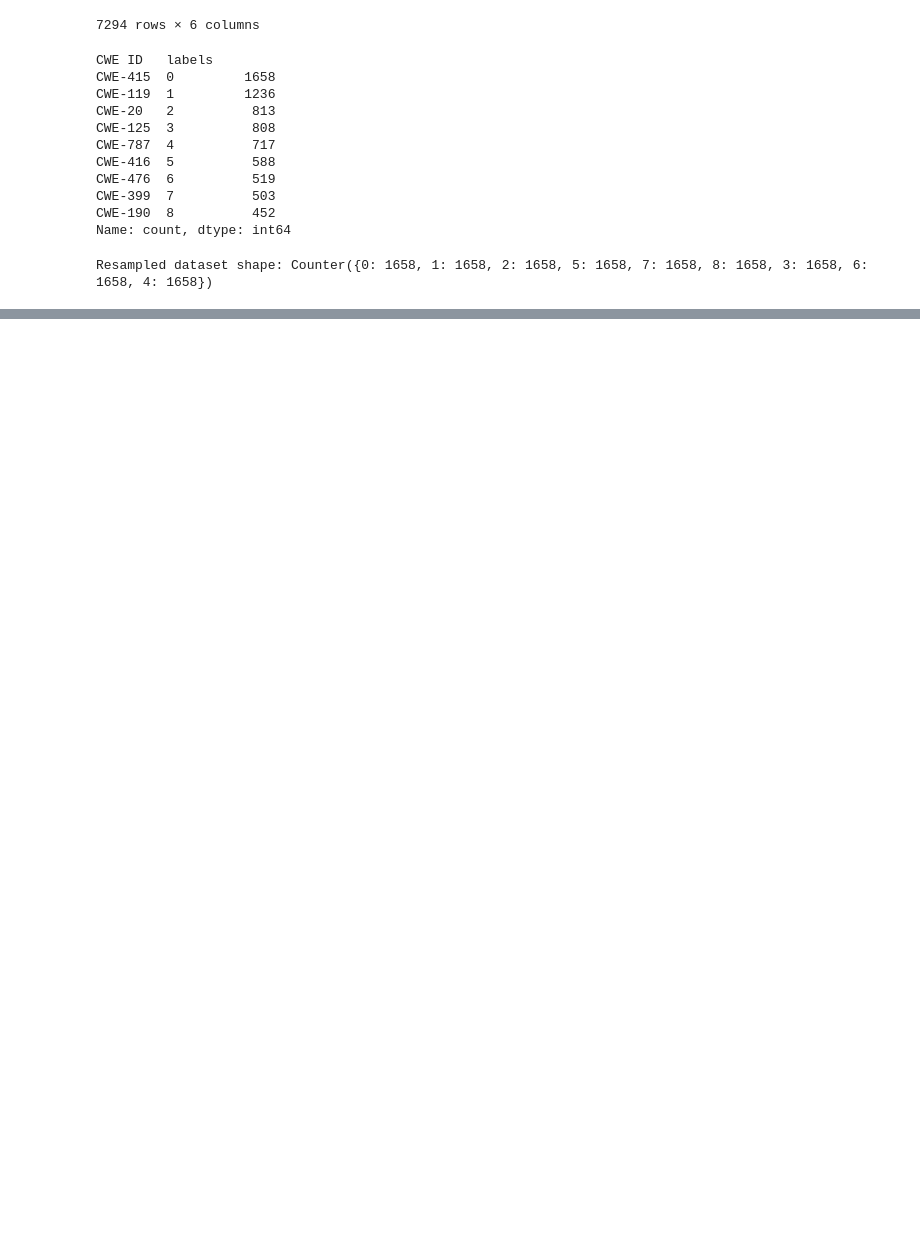
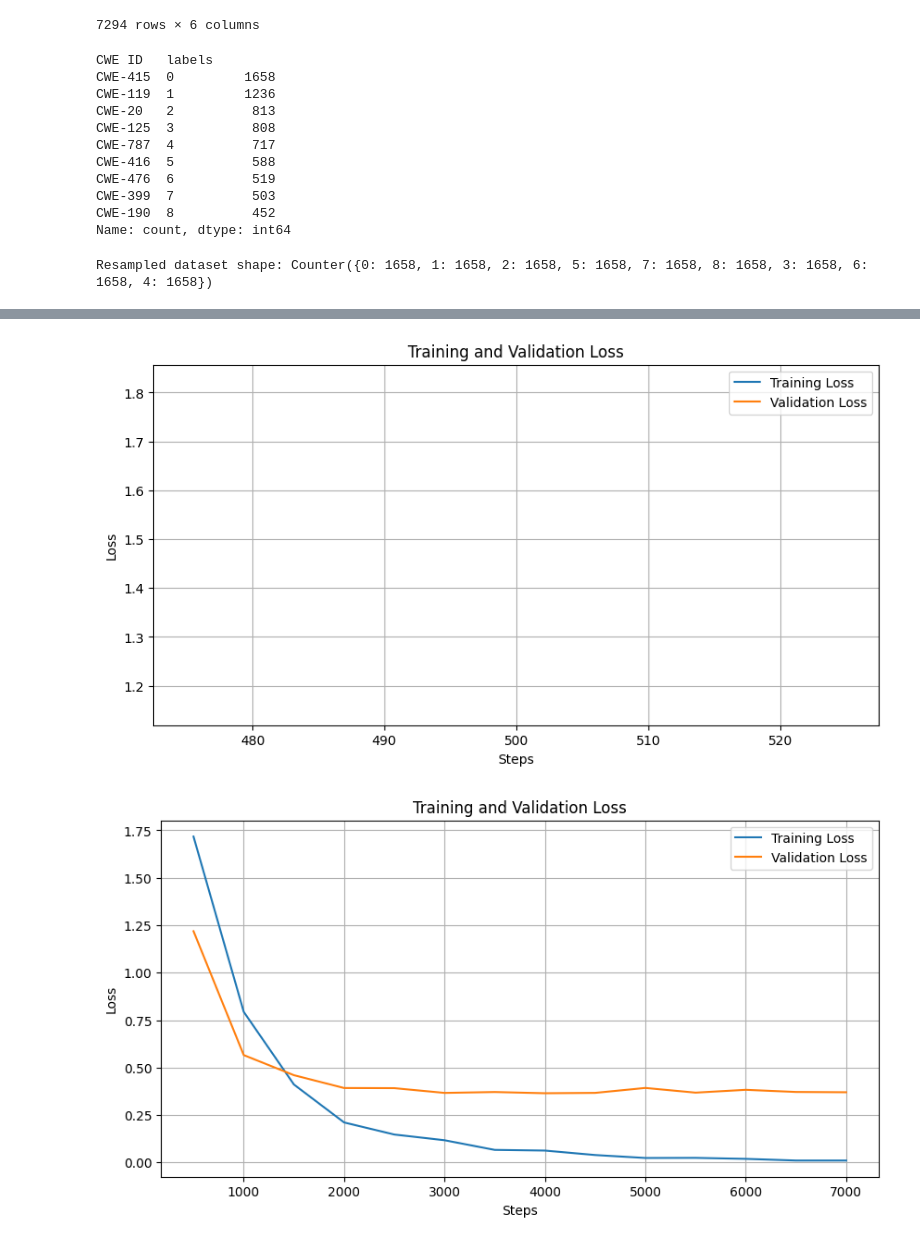
Before and after one commit to rlaaudrb1104/Ai, a Jupyter notebook: unixcoder_Sliceing_feature_engineering.ipynb, the cells around one changed output, grey strips where cells are left out. Drawn from its saved outputs; the diff is of its cells as text; code cells hidden in the pictures; blank space fills up the shorter version.

```diff
--- a/unixcoder_Sliceing_feature_engineering.ipynb
+++ b/unixcoder_Sliceing_feature_engineering.ipynb
@@ -403,0 +415,38 @@ print(results)
+# %%
+import os
+import matplotlib.pyplot as plt
+import pandas as pd
+import tensorflow as tf
+
+def plot_training_loss(log_dir):
+    event_files = [os.path.join(log_dir, f) for f in os.listdir(log_dir) if 'events' in f]
+    if not event_files:
+        raise ValueError("No event files found in log directory.")
+
+    for event_file in event_files:
+        losses = {'Step': [], 'Training Loss': [], 'Validation Loss': []}
+        for e in tf.compat.v1.train.summary_iterator(event_file):
+            for v in e.summary.value:
+                if v.tag == 'train/loss':
+                    losses['Training Loss'].append(v.simple_value)
+                    losses['Step'].append(e.step)
+                elif v.tag == 'eval/loss':
+                    losses['Validation Loss'].append(v.simple_value)
+
+        if losses['Step']:
+            df = pd.DataFrame(losses).set_index('Step')
+            plt.figure(figsize=(10, 5))
+            plt.plot(df['Training Loss'], label='Training Loss')
+            plt.plot(df['Validation Loss'], label='Validation Loss')
+            plt.xlabel('Steps')
+            plt.ylabel('Loss')
+            plt.title('Training and Validation Loss')
+            plt.legend()
+            plt.grid(True)
+            plt.show()
+
+# 로그 디렉토리를 지정하여 그래프 그리기
+plot_training_loss('./logs')
+# %% [output]
+[figure, added]
+[figure, added]
```
Also changed, not shown: parts of 14 cells of this notebook.
